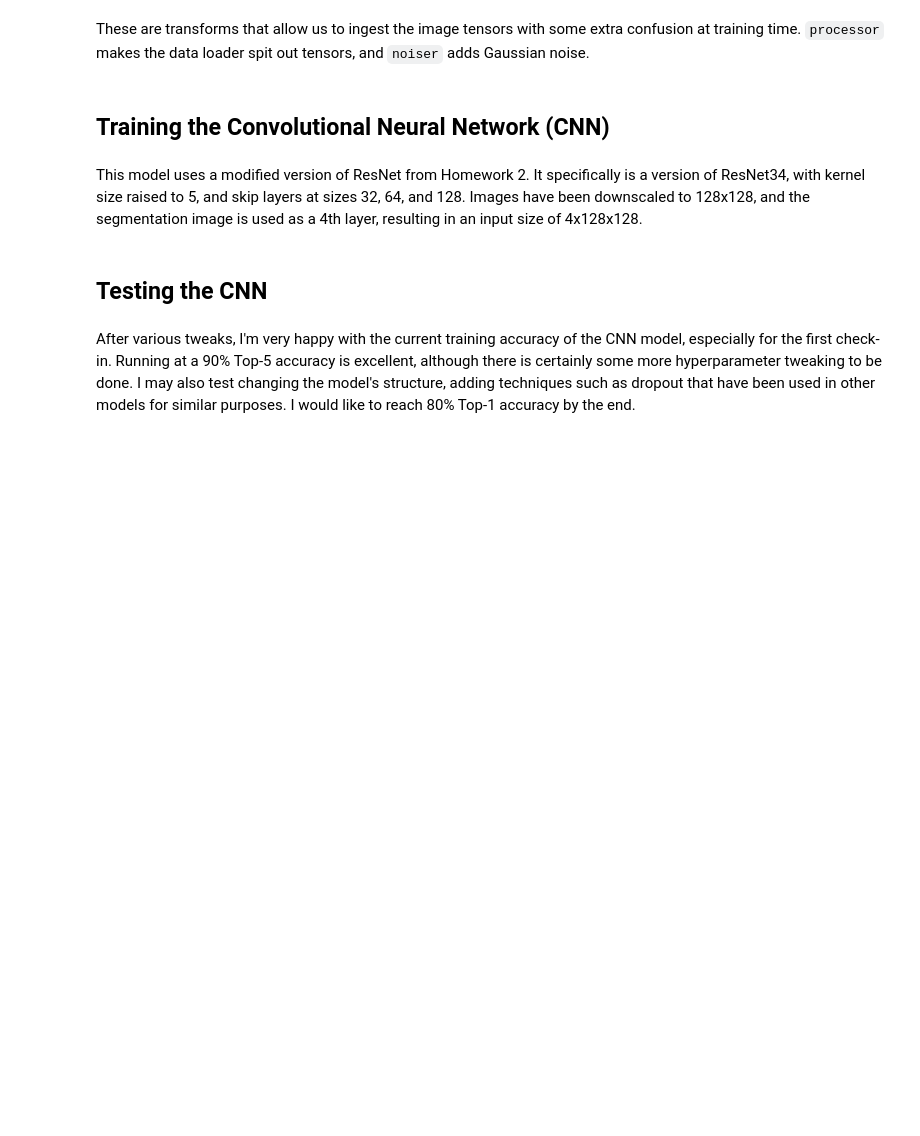
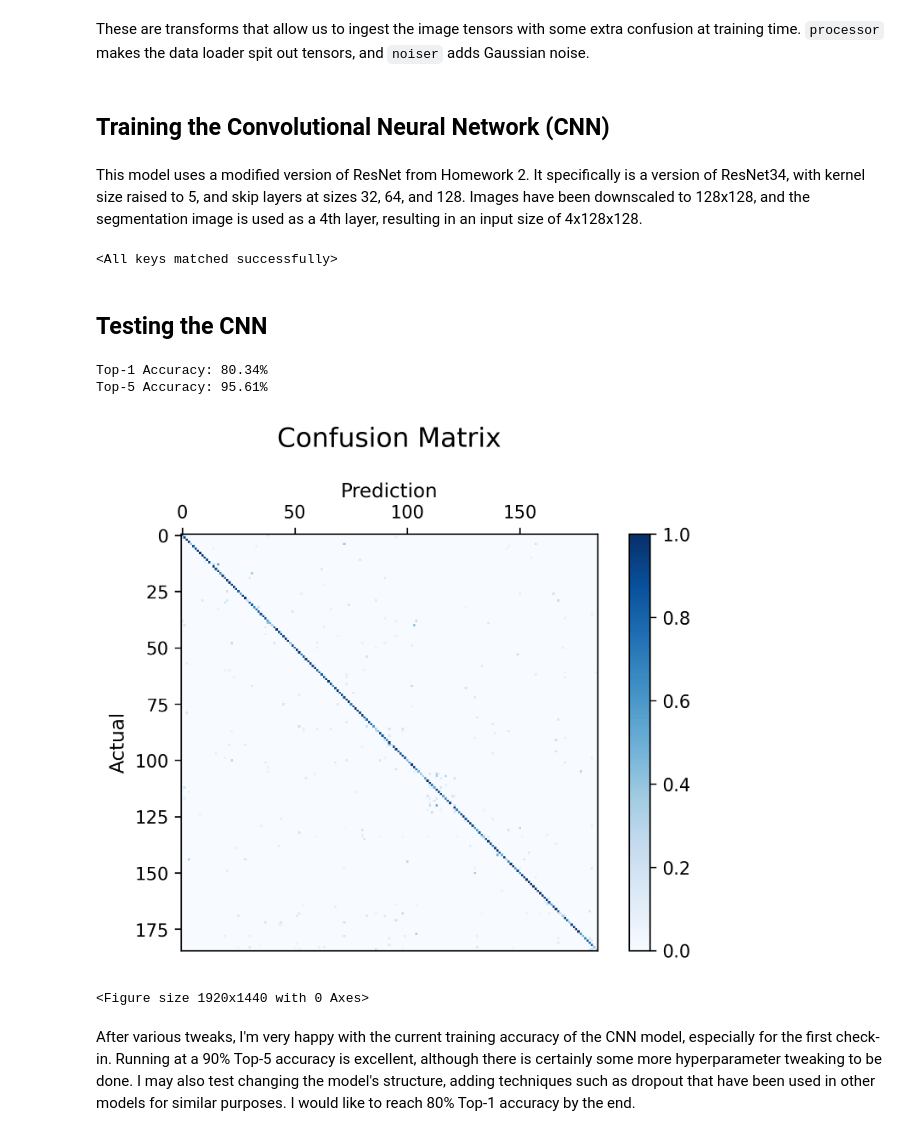
Before and after one commit to Peterw135/DeepLearning, a Jupyter notebook: cnn.ipynb, the cells around one changed output. Cells and saved outputs as stored; diff of their text form; code cells hidden in the pictures; blank space fills up the shorter version.

```diff
--- a/cnn.ipynb
+++ b/cnn.ipynb
@@ -114,9 +139,11 @@ test_dataloader = DataLoader(test_dataset, batch_size=BATCH_SIZE, shuffle=True)
 This model uses a modified version of ResNet from Homework 2. It specifically is a version of ResNet34, with kernel size raised to 5, and skip layers at sizes 32, 64, and 128. Images have been downscaled to 128x128, and the segmentation image is used as a 4th layer, resulting in an input size of 4x128x128.
 # %%
 model = resnet(3, 185, device=device)
-#model.load_state_dict(torch.load(os.path.join(path_to_project_files, 'cnn_model.pth'), weights_only=True))
+model.load_state_dict(torch.load(os.path.join(path_to_project_files, 'cnn_model.pth'), weights_only=True))
 
-train_resnet_model(model, train_dataloader, validation_dataloader, 10, .001, device=device)
+#train_resnet_model(model, train_dataloader, validation_dataloader, 20, .0001, device=device)
+# %% [output]
+<All keys matched successfully>
 # %%
 torch.save(model.state_dict(), path_to_project_files + "cnn_model.pth")
 # %% [markdown]
@@ -127,6 +154,8 @@ correct_top5 = 0
 total = 0
 
 model.to(device)
+labels_list = torch.empty((0), dtype=torch.int32, device=device)
+pred_list = torch.empty((0), dtype=torch.int32, device=device)
 with torch.no_grad(): # No gradients needed for evaluation
     model.eval()
     for inputs, labels in test_dataloader:
@@ -143,11 +172,50 @@ with torch.no_grad(): # No gradients needed for evaluation
 
         total += labels.size(0)
 
+        labels_list = torch.cat((labels_list, labels))
+        pred_list = torch.cat((pred_list, predicted))
+
 # Compute accuracies
 top1_accuracy = 100 * correct_top1 / total
 top5_accuracy = 100 * correct_top5 / total
 
 print(f"Top-1 Accuracy: {top1_accuracy:.2f}%")
 print(f"Top-5 Accuracy: {top5_accuracy:.2f}%")
+# %% [output]
+Top-1 Accuracy: 80.34%
+Top-5 Accuracy: 95.61%
+# %%
+from sklearn.metrics import confusion_matrix, ConfusionMatrixDisplay, classification_report
+import matplotlib.pyplot as plt
+import numpy as np
+
+classes = np.arange(185)
+y_true = labels_list.cpu().numpy()
+y_pred = pred_list.cpu().numpy()
+
+cm = confusion_matrix(y_true, y_pred, labels=classes)
+cmn = cm.astype('float') / cm.sum(axis=1)[:, np.newaxis]
+# disp = ConfusionMatrixDisplay(confusion_matrix=cm, display_labels=classes)
+# disp.plot(cmap=plt.cm.Blues)
+ticks=np.linspace(0, 184,num=185)
+plt.imshow(cmn, interpolation='none', cmap='Blues')
+plt.title('Confusion Matrix', fontsize=15, pad=20)
+plt.xlabel('Prediction', fontsize=11)
+plt.ylabel('Actual', fontsize=11)
+plt.gca().xaxis.set_label_position('top')
+plt.gca().xaxis.tick_top()
+plt.gca().figure.subplots_adjust(bottom=0.2)
+plt.colorbar()
+#plt.gca().figure.text(0.5, 0.05, 'Prediction', ha='center', fontsize=13)
+
+plt.rcParams['figure.dpi'] = 300
+plt.rcParams['savefig.dpi'] = 300
+
+
+plt.show()
+plt.savefig("ConfusionMatrix.png", dpi=300)
+# %% [output]
+[figure, added]
+<Figure size 1920x1440 with 0 Axes>
 # %% [markdown]
 After various tweaks, I'm very happy with the current training accuracy of the CNN model, especially for the first check-in. Running at a 90% Top-5 accuracy is excellent, although there is certainly some more hyperparameter tweaking to be done. I may also test changing the model's structure, adding techniques such as dropout that have been used in other models for similar purposes. I would like to reach 80% Top-1 accuracy by the end.
```
Also changed, not shown: parts of 4 cells of this notebook, 4 other files.
